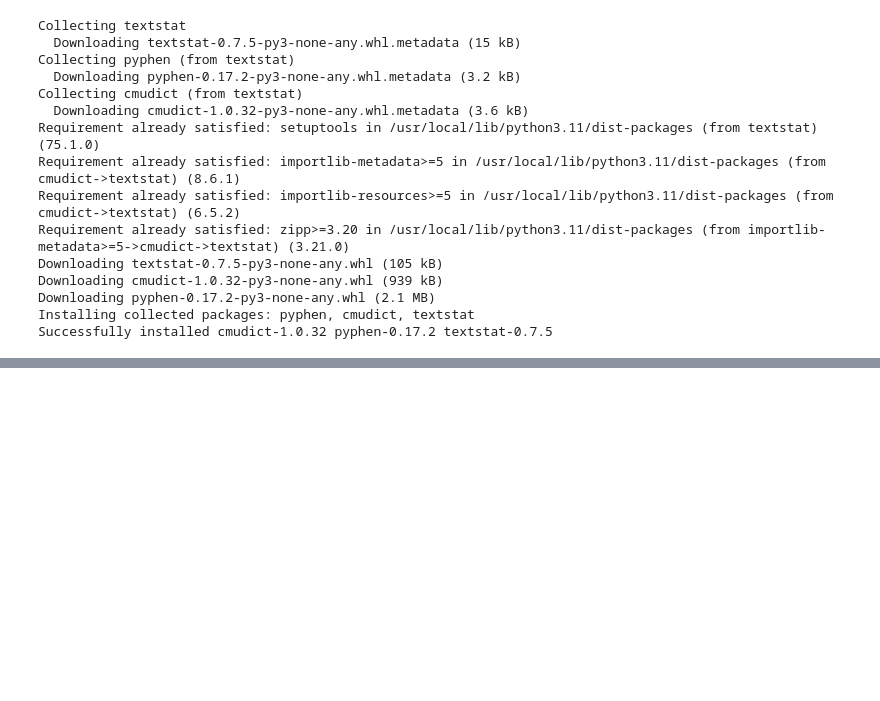
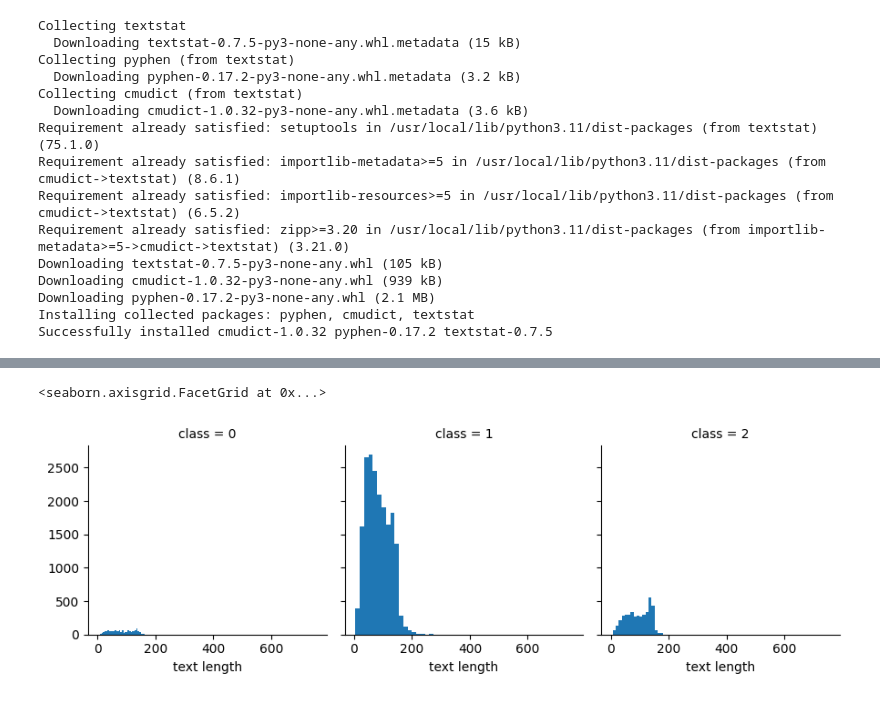
Before and after one commit to Kanak05/Hate-Speech-Classification, a Jupyter notebook: Hate_speech_classification.ipynb, the cells around one changed output, grey strips where cells are left out. Drawn from its saved outputs; the diff is of its cells as text; code cells hidden in the pictures; blank space fills up the shorter version.

```diff
--- a/Hate_speech_classification.ipynb
+++ b/Hate_speech_classification.ipynb
@@ -51,0 +64,4 @@ FileNotFoundError: [Errno 2] No such file or directory: 'HateSpeechData.csv'
+# %%
+# Adding text-length as a field in the dataset
+dataset['text length'] = dataset['tweet'].apply(len)
+print(dataset.head())
@@ -51,0 +82,10 @@ FileNotFoundError: [Errno 2] No such file or directory: 'HateSpeechData.csv'
+# %%
+#Basic visualization of data using histograms
+# FacetGrid- Multi-plot grid for plotting conditional relationships
+import seaborn as sns
+import matplotlib.pyplot as plt
+graph = sns.FacetGrid(data=dataset, col='class')
+graph.map(plt.hist, 'text length', bins=50)
+# %% [output]
+<seaborn.axisgrid.FacetGrid at 0x...>
+[figure, added]
```
Also changed, not shown: parts of 11 cells of this notebook.
